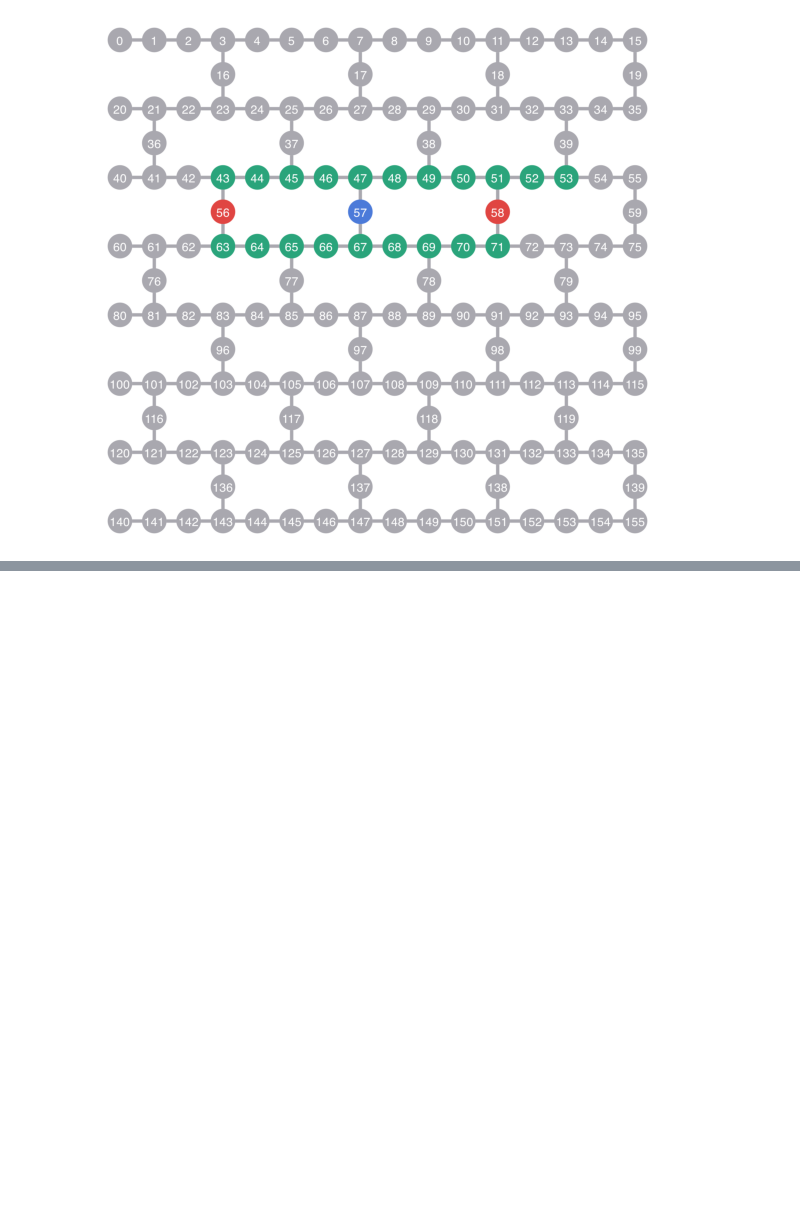
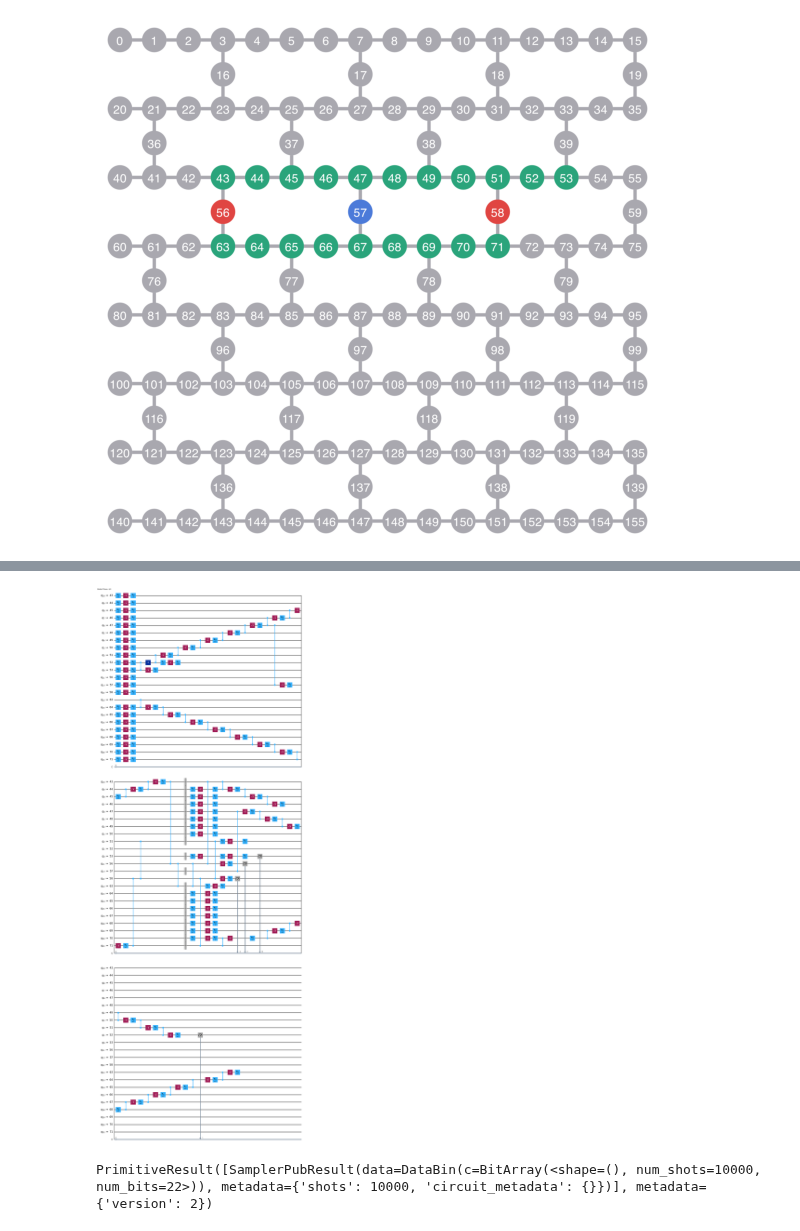
Before and after one commit to unitaryfoundation/wigners_friend, a Jupyter notebook: hardware_runs.ipynb, the cells around one changed output, grey strips where cells are left out. Cells and saved outputs as stored; diff of their text form; code cells hidden in the pictures; blank space fills up the shorter version.

```diff
--- a/hardware_runs.ipynb
+++ b/hardware_runs.ipynb
@@ -482,0 +342,8 @@ qc.draw('mpl')
+# %%
+from qiskit_ibm_runtime.fake_provider import FakeFez
+from qiskit import transpile
+backend = FakeFez()
+circ_lv3 = transpile(qc, backend=backend, optimization_level=3, initial_layout=layout)
+circ_lv3.draw('mpl')
+# %% [output]
+[figure, added]
@@ -482,0 +373,4 @@ qc.draw('mpl')
+# %%
+res
+# %% [output]
+PrimitiveResult([SamplerPubResult(data=DataBin(c=BitArray(<shape=(), num_shots=10000, num_bits=22>)), metadata={'shots': 10000, 'circuit_metadata': {}})], metadata={'version': 2})
```
Also changed, not shown: parts of 16 cells of this notebook.
